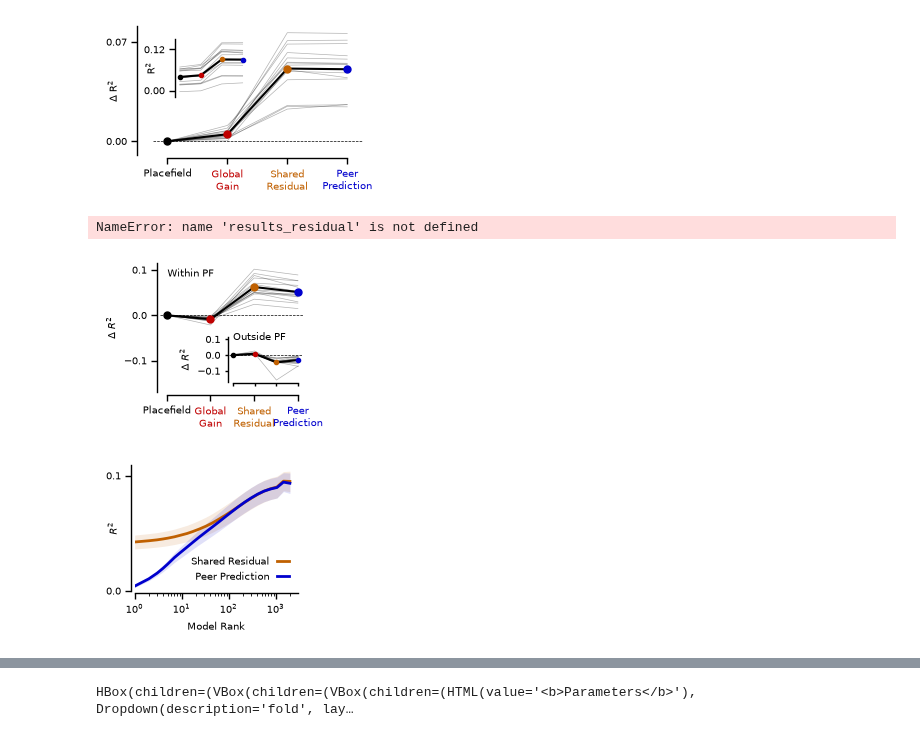
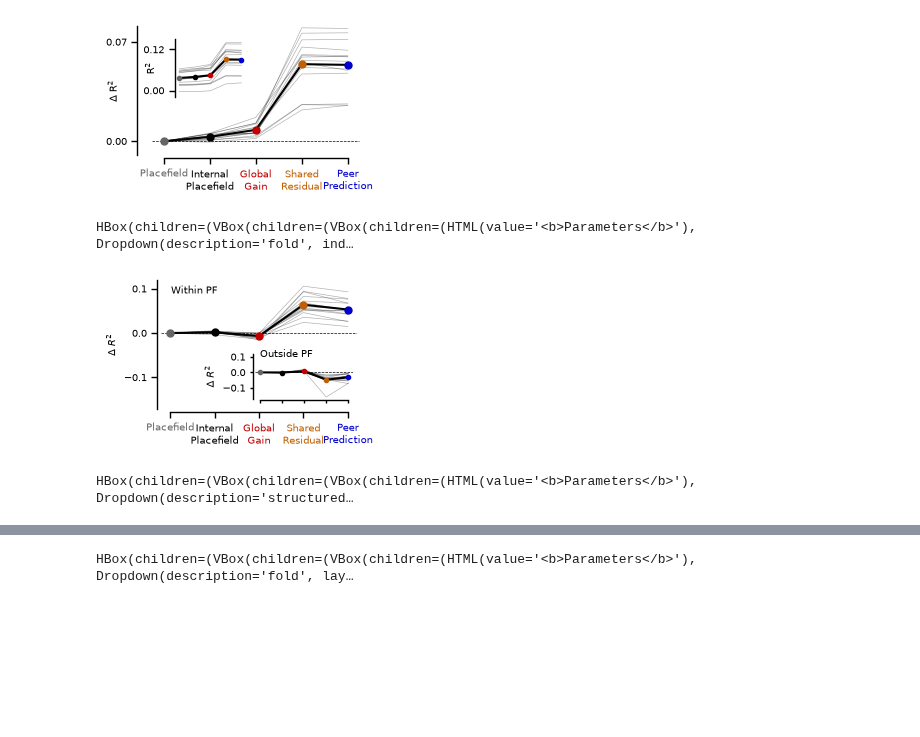
Before and after one commit to landoskape/vrAnalysis, a Jupyter notebook: dimensionality_manuscript/dim_regression_figures_refactor.ipynb, the cells around one changed output, grey strips where cells are left out. Cells and saved outputs as stored; diff of their text form; code cells hidden in the pictures; blank space fills up the shorter version.

Commit message:
figures and notebooks

```diff
--- a/dimensionality_manuscript/dim_regression_figures_refactor.ipynb
+++ b/dimensionality_manuscript/dim_regression_figures_refactor.ipynb
@@ -78,0 +104,38 @@ results_pc_trialsplit = ResultsAggregator(cfg_pc_trialsplit, store, sessions)
+# %%
+from dimensionality_manuscript.figure_scripts.figure2 import ModelPredictionsZoomFigureViewer
+
+# Zoom options for ATL027/2023-08-04/702
+# [125, 175]x and [400, 2000]y
+# [140, 175]x and [1350, 2000]y
+# [234, 275]x and [2700, 3500]y
+viewer = ModelPredictionsZoomFigureViewer(
+    results,
+    registry,
+    include_external_pf=True,
+    mouse="ATL027",
+    session="ATL027/2023-08-04/702",
+    activity_parameters_name="std",
+    xslice=slice(0, 364),
+    vmax=4.0,
+    scale_bar_x=0.12,
+    scale_bar_y=0.12,
+    scale_bar_seconds=10.0,
+    scale_bar_num_rois=1000,
+    colorscale_inset_rect=(0.05, 0.1, 0.3, 0.13),
+    figsize=(3.5, 2.8),
+    fontsize=7,
+    zoom_xslice=slice(125, 175),
+    zoom_yslice=slice(400, 2000),
+)
+
+
+show_viewer = False
+if show_viewer:
+    viewer.show()
+else:
+    fig = viewer.plot(viewer.state)
+    plt.show()
+
+    save = True
+    if save:
+        save_figure(fig, figure_path / "model_predictions_figure_with_zoom")
@@ -139,7 +204,7 @@ viewer = ModelPerformanceViewer(
     activity_parameters_name = "std",
     metric = "r2",
     avg_by_mouse = True,
-    reference_model = "internal_placefield_1d",
+    include_external_placefield=True,
     include_structured_additive=True,
     ylim=(-0.01, 0.081),
     ytick_max = 0.07,
@@ -171,7 +236,7 @@ else:
     if save:
         save_figure(fig, figure_path / "model_performance_summary")
 # %% [output]
-[figure, old version]
+[figure, new version]
 # %%
 from dimensionality_manuscript.figure_scripts.figure2 import ModelPlacefieldResidualViewer
 
@@ -211,44 +276,45 @@ else:
     if save:
         save_figure(fig, figure_path / "model_inoutplacefield_residual_summary")
 # %% [output]
-NameError: name 'results_residual' is not defined
+HBox(children=(VBox(children=(VBox(children=(HTML(value='<b>Parameters</b>'), Dropdown(description='fold', ind…
 # %%
 from dimensionality_manuscript.figure_scripts.figure2 import ModelPlacefieldResidualInsetViewer
 
 viewer = ModelPlacefieldResidualInsetViewer(
     results_residual,
+    include_external_placefield=True,
     include_structured_additive=True,
     spks_type = "sigrebase",
     activity_parameters_name = "std",
     metric="r2_weighted",
     statistic="median",
     fold="infold",
     sharey=True,
     relative=True,
     within_text_x=0.05,
     outside_text_x=0.05,
     within_text_y=0.875,
     outside_text_y=0.875,
     inset_x=0.475,
     inset_y=0.075,
     inset_width=0.5,
     inset_height=0.35,
-    figsize = (2.25, 1.75),
+    figsize = (2.75, 1.75),
     fontsize = 7,
 )
 
 show_viewer = False
 if show_viewer:
     viewer.show()
 else:
     fig = viewer.plot(viewer.state)
     plt.show()
 
     save = True
     if save:
         save_figure(fig, figure_path / "model_residual_withinoutside_condensed_summary")
 # %% [output]
-[figure, old version]
+[figure, new version]
 # %%
 from dimensionality_manuscript.figure_scripts.figure2 import RankModelsSweepViewer
 
@@ -266,7 +332,7 @@ viewer = RankModelsSweepViewer(
 )
 
 
-show_viewer = False
+show_viewer = True
 if show_viewer:
     viewer.show()
 
@@ -278,7 +344,7 @@ else:
     if save:
         save_figure(fig, figure_path / "rank_models_sweep")
 # %% [output]
-[figure, removed]
+HBox(children=(VBox(children=(VBox(children=(HTML(value='<b>Parameters</b>'), Dropdown(description='structured…
 # %%
 # from dimensionality_manuscript.figure_scripts.figure2 import ModelPlacefieldResidualExplorer
 
```
Also changed, not shown: parts of 14 cells of this notebook, 38 other files.
